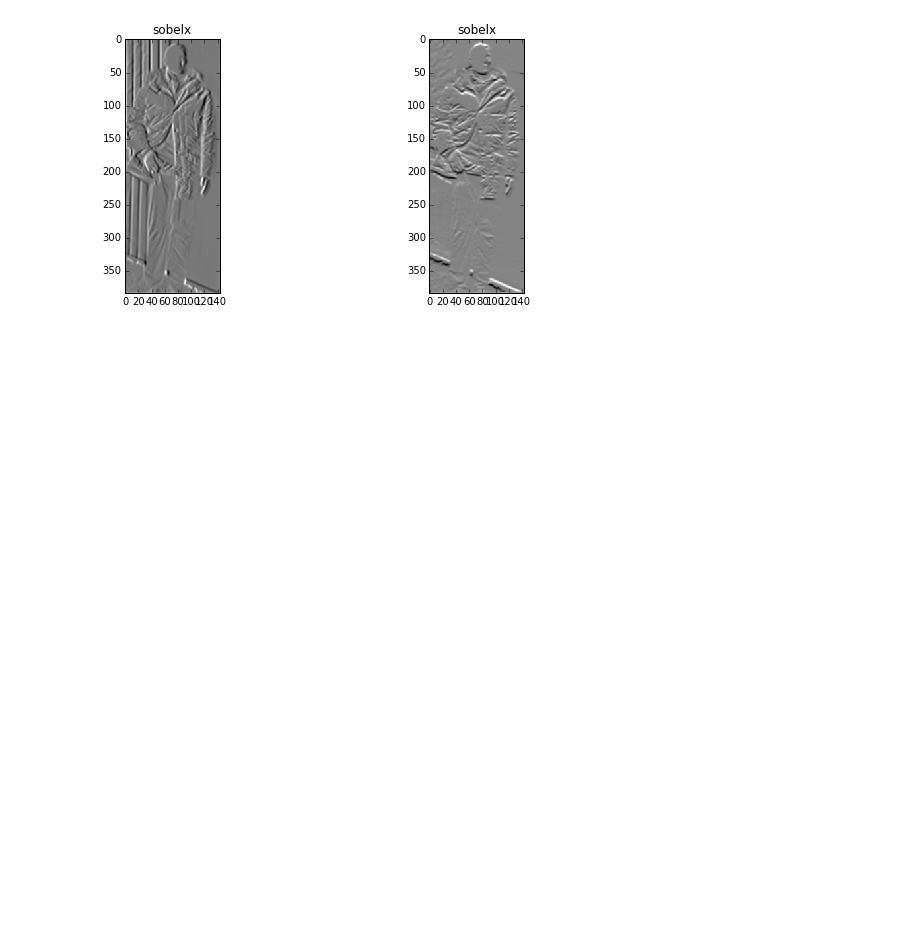
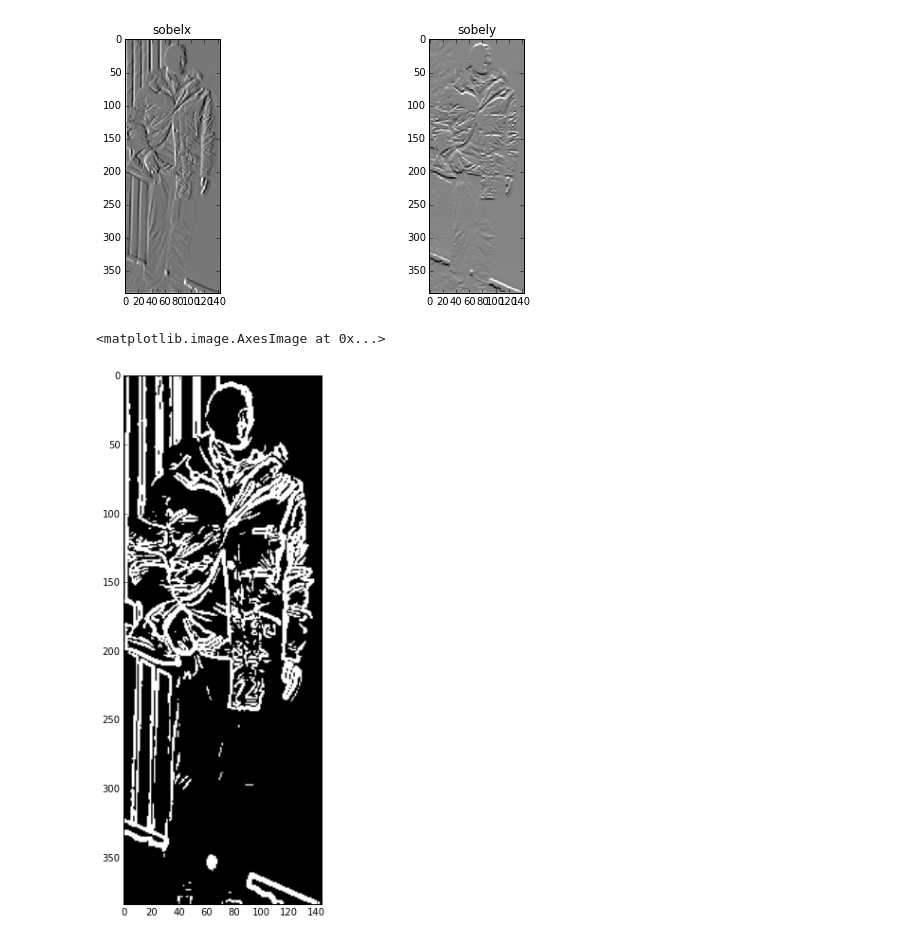
Before and after one commit to justayak/computer_vision_ws2015, a Jupyter notebook: u05/HOGs.ipynb, the cells around one changed output. Saved outputs shown, nothing was run; the diff lists cells and outputs as text; code cells hidden in the pictures; blank space fills up the shorter version.

Commit message:
sobel filter impl

```diff
--- a/u05/HOGs.ipynb
+++ b/u05/HOGs.ipynb
@@ -32,19 +32,33 @@ gray_person = cv2.cvtColor(person, cv2.COLOR_RGB2GRAY)
 gray_person = cv2.GaussianBlur(gray_person, (3, 3), 0)
 
 # convolute
-sobelx = cv2.Sobel(gray_person, cv2.CV_64F, 1, 0, ksize=5)
-sobely = cv2.Sobel(gray_person, cv2.CV_64F, 0, 1, ksize=5)
+sobelx = cv2.Sobel(gray_person, cv2.CV_64F, 1, 0, ksize=3)
+sobely = cv2.Sobel(gray_person, cv2.CV_64F, 0, 1, ksize=3)
 
 A = filters.sobel(gray_person)
 #plt.imshow(gray_person, cmap=plt.get_cmap('gray'))
 fig1 = plt.figure(figsize=(10, 10))
 ax1 = fig1.add_subplot(2,2,1)
+
 ax1.imshow(sobelx, cmap=plt.get_cmap('gray'), interpolation='none')
 ax1.set_title('sobelx')
 
 ax2 = fig1.add_subplot(2,2,2)
 ax2.imshow(sobely, cmap=plt.get_cmap('gray'), interpolation='none')
-ax2.set_title('sobelx')
+ax2.set_title('sobely')
 # %% [output]
 <matplotlib.text.Text at 0x...>
 [figure]
+# %%
+sobelx2 = np.multiply(sobelx, sobelx)
+sobely2 = np.multiply(sobely, sobely)
+
+Sob = np.sqrt(np.add(sobelx2, sobely2))
+
+Sob = np.greater(Sob, 140)
+
+plt.figure(figsize=(10, 10))
+plt.imshow(Sob, cmap=plt.get_cmap('gray'))
+# %% [output]
+<matplotlib.image.AxesImage at 0x...>
+[figure, added]
```
